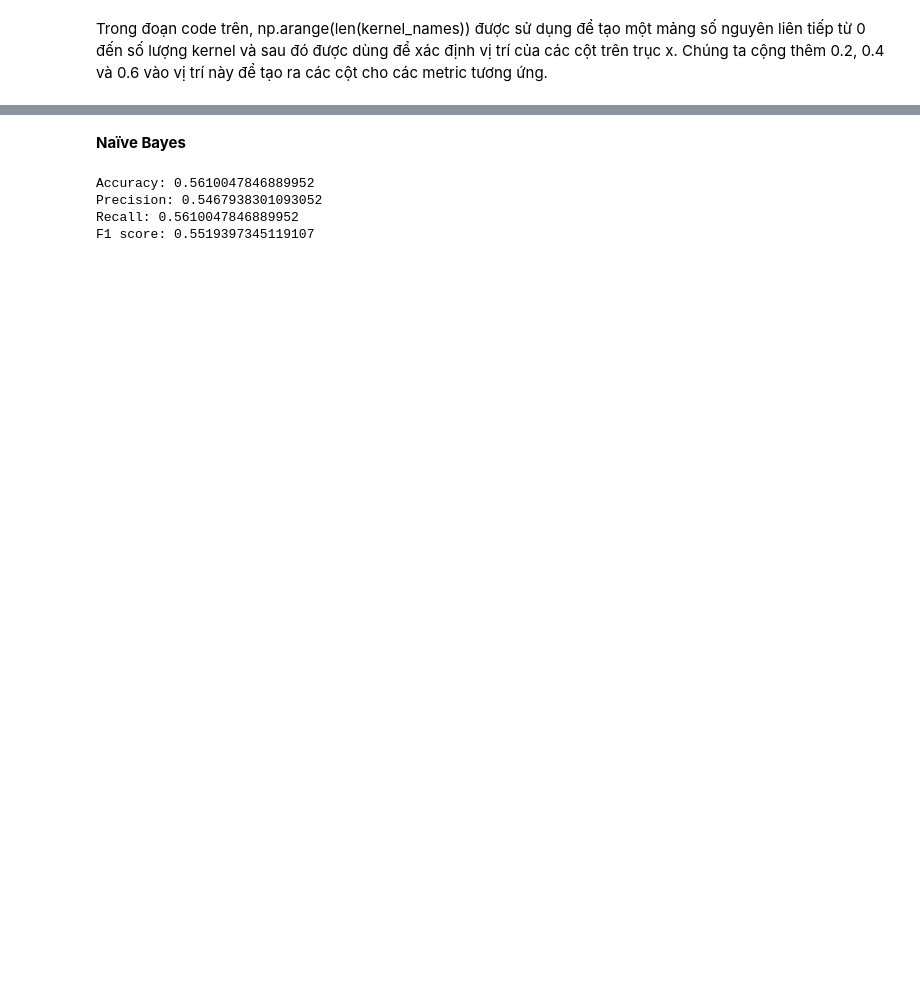
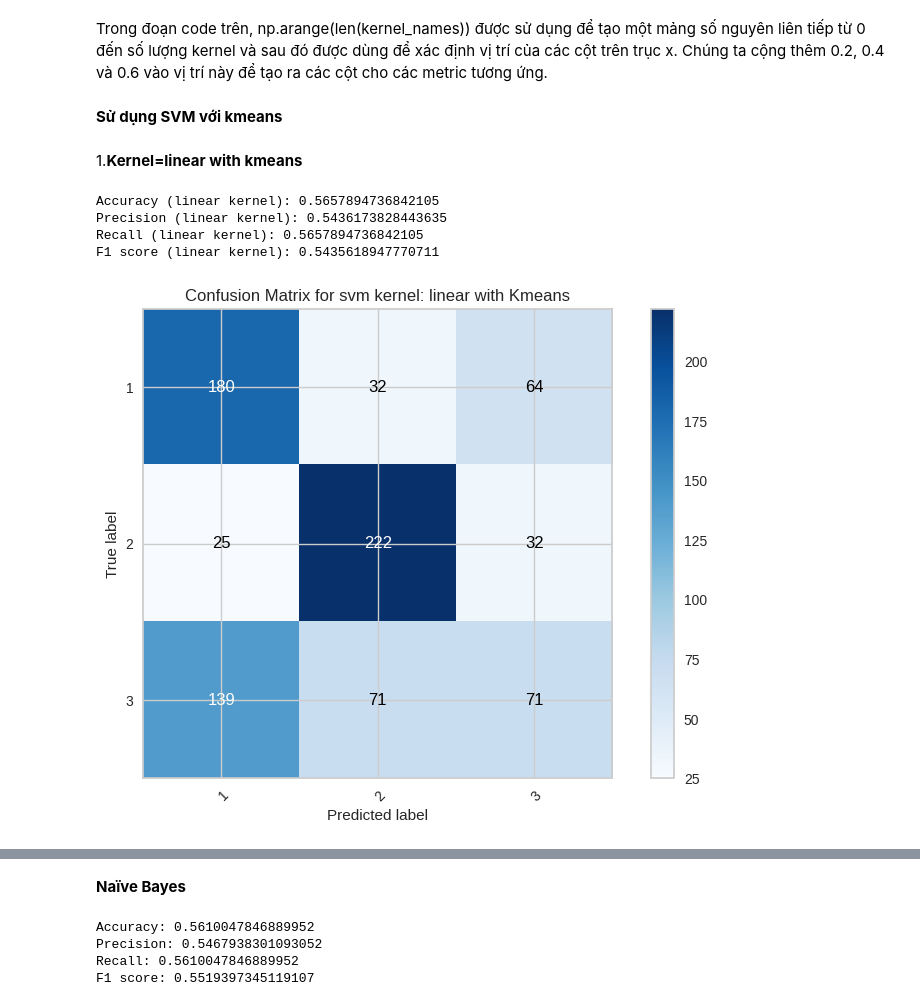
Before and after one commit to buiquanghuy20130276/Github-Accounts_ML2023, a Jupyter notebook: Project.ipynb, the cells around one changed output, grey strips where cells are left out. Cells and saved outputs as stored; diff of their text form; code cells hidden in the pictures; blank space fills up the shorter version.

```diff
--- a/Project.ipynb
+++ b/Project.ipynb
@@ -597,2 +597,77 @@ plt.show()
 # %% [markdown]
 Trong đoạn code trên, np.arange(len(kernel_names)) được sử dụng để tạo một mảng số nguyên liên tiếp từ 0 đến số lượng kernel và sau đó được dùng để xác định vị trí của các cột trên trục x. Chúng ta cộng thêm 0.2, 0.4 và 0.6 vào vị trí này để tạo ra các cột cho các metric tương ứng.
+# %% [markdown]
+**Sử dụng SVM với kmeans**
+# %% [markdown]
+1.**Kernel=linear with kmeans**
+# %%
+from sklearn.cluster import KMeans
+from sklearn.svm import SVC
+from sklearn.decomposition import PCA
+from sklearn.metrics import accuracy_score, precision_score, recall_score, f1_score, confusion_matrix
+import numpy as np
+import matplotlib.pyplot as plt
+
+# khởi tạo mô hình KMeans với số lượng cụm là 3
+kmeans = KMeans(n_clusters=3)
+
+# fit dữ liệu vào mô hình KMeans
+kmeans.fit(X_train)
+
+# sử dụng mô hình để dự đoán cụm cho từng điểm dữ liệu
+cluster_labels_train = kmeans.predict(X_train)
+cluster_labels_test = kmeans.predict(X_test)
+
+# giảm chiều dữ liệu huấn luyện và dữ liệu kiểm tra bằng PCA
+pca = PCA(n_components=2)
+X_train_reduced = pca.fit_transform(X_train)
+X_test_reduced = pca.transform(X_test)
+
+# khởi tạo mô hình SVM với kernel tuyến tính
+svm_linear = SVC(kernel='linear')
+
+# huấn luyện mô hình trên dữ liệu huấn luyện đã được giảm chiều
+svm_linear.fit(X_train_reduced, y_train)
+
+# sử dụng mô hình để dự đoán trên dữ liệu kiểm tra đã được giảm chiều
+y_pred_linear = svm_linear.predict(X_test_reduced)
+
+# tính toán các metric
+accuracy_linear = accuracy_score(y_test, y_pred_linear)
+precision_linear = precision_score(y_test, y_pred_linear, average='weighted')
+recall_linear = recall_score(y_test, y_pred_linear, average='weighted')
+f1_linear = f1_score(y_test, y_pred_linear, average='weighted')
+
+# in kết quả các metric
+print(f"Accuracy (linear kernel): {accuracy_linear}")
+print(f"Precision (linear kernel): {precision_linear}")
+print(f"Recall (linear kernel): {recall_linear}")
+print(f"F1 score (linear kernel): {f1_linear}")
+
+# tính toán Confusion Matrix
+cm_linear = confusion_matrix(y_test, y_pred_linear)
+
+# vẽ biểu đồ Confusion Matrix
+fig, ax = plt.subplots()
+im = ax.imshow(cm_linear, interpolation='nearest', cmap=plt.cm.Blues)
+ax.figure.colorbar(im, ax=ax)
+ax.set(xticks=np.arange(cm_linear.shape[1]),
+       yticks=np.arange(cm_linear.shape[0]),
+       xticklabels=range(1, len(np.unique(y_train))+1), yticklabels=range(1, len(np.unique(y_train))+1),
+       xlabel='Predicted label',
+       ylabel='True label')
+plt.setp(ax.get_xticklabels(), rotation=45, ha="right",
+         rotation_mode="anchor")
+for i in range(cm_linear.shape[0]):
+    for j in range(cm_linear.shape[1]):
+        ax.text(j, i, format(cm_linear[i, j], 'd'),
+                ha="center",va="center", color="white" if cm_linear[i, j] > cm_linear.max() / 2. else "black")
+fig.tight_layout()
+plt.title('Confusion Matrix for svm kernel: linear with Kmeans')
+plt.show()
+# %% [output]
+Accuracy (linear kernel): 0.5657894736842105
+Precision (linear kernel): 0.5436173828443635
+Recall (linear kernel): 0.5657894736842105
+F1 score (linear kernel): 0.5435618947770711
+[figure, added]
```
Also changed, not shown: parts of 17 cells of this notebook.
